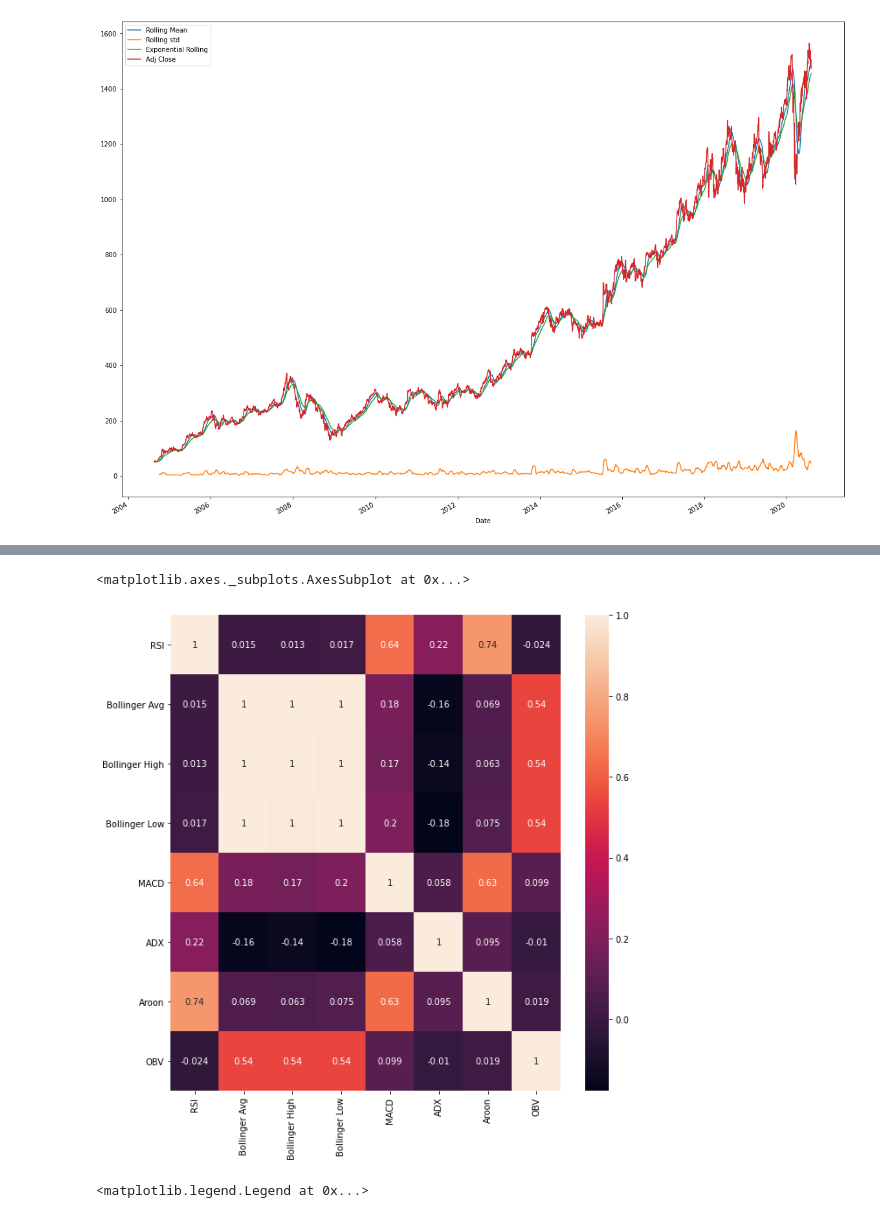
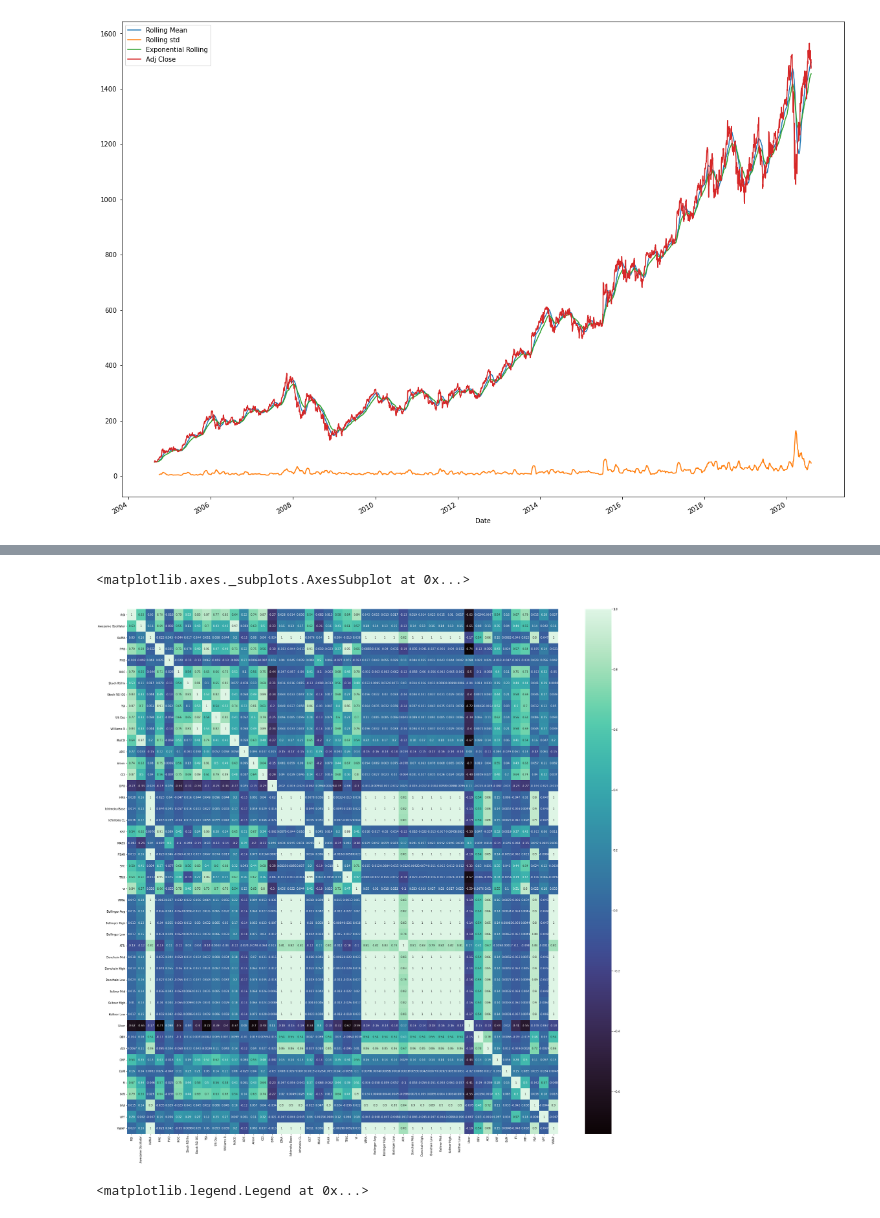
Before and after one commit to jcodedata13/Springboard, a Jupyter notebook: Capstone Two Project - Stock Prediction Time Series.ipynb, the cells around one changed output, grey strips where cells are left out. Saved outputs shown, nothing was run; the diff lists cells and outputs as text; code cells hidden in the pictures.

```diff
--- a/Capstone Two Project - Stock Prediction Time Series.ipynb
+++ b/Capstone Two Project - Stock Prediction Time Series.ipynb
@@ -83,0 +134,12 @@ df['OBV'] = on_balance_volume_indicator.on_balance_volume()
+# %%
+df['Bollinger Avg'] = bollinger_band_indicator.bollinger_mavg()
+df['Bollinger High'] = bollinger_band_indicator.bollinger_hband()
+df['Bollinger Low'] = bollinger_band_indicator.bollinger_lband()
+df['ATR'] = average_true_range_indicator.average_true_range()
+df['Donchain Mid'] = donchain_channel_indicator.donchian_channel_mband()
+df['Donchain High'] = donchain_channel_indicator.donchian_channel_hband()
+df['Donchain Low'] = donchain_channel_indicator.donchian_channel_lband()
+df['Keltner Mid'] = keltner_channel_indicator.keltner_channel_mband()
+df['Keltner High'] = keltner_channel_indicator.keltner_channel_hband()
+df['Keltner Low'] = keltner_channel_indicator.keltner_channel_lband()
+df['Ulcer'] = ulcer_indicator.ulcer_index()
@@ -84,3 +149,23 @@ df['OBV'] = on_balance_volume_indicator.on_balance_volume()
+# %%
+on_balance_volume_indicator = OnBalanceVolumeIndicator(close=df['Adj Close'],volume=df['Volume'])
+acc_dist_indicator_indicator = AccDistIndexIndicator(high=df['High'],low=df['Low'],close=df['Adj Close'],volume=df['Volume'])
+chaikin_money_flow_indicator = ChaikinMoneyFlowIndicator(high=df['High'],low=df['Low'],close=df['Adj Close'],volume=df['Volume'])
+ease_movement_indicator = EaseOfMovementIndicator(high=df['High'],low=df['Low'],volume=df['Volume'])
+rorce_index_indicator = ForceIndexIndicator(close=df['Adj Close'],volume=df['Volume'])
+mfi_indicator = MFIIndicator(high=df['High'],low=df['Low'],close=df['Adj Close'],volume=df['Volume'])
+nvi_indicator = NegativeVolumeIndexIndicator(close=df['Adj Close'],volume=df['Volume'])
+vpt_indicator = VolumePriceTrendIndicator(close=df['Adj Close'],volume=df['Volume'])
+vwap_indicator = VolumeWeightedAveragePrice(high=df['High'],low=df['Low'],close=df['Adj Close'],volume=df['Volume'])
+# %%
+df['OBV'] = on_balance_volume_indicator.on_balance_volume()
+df['ADI'] = acc_dist_indicator_indicator.acc_dist_index()
+df['CMF'] = chaikin_money_flow_indicator.chaikin_money_flow()
+df['EoM'] = ease_movement_indicator.ease_of_movement()
+df['FI'] = rorce_index_indicator.force_index()
+df['MFI'] = mfi_indicator.money_flow_index()
+df['NVI'] = nvi_indicator.negative_volume_index()
+df['VPT'] = vpt_indicator.volume_price_trend()
+df['VWAP'] = vwap_indicator.volume_weighted_average_price()
 # %%
 df.tail()
 # %% [output]
@@ -94,9 +180,10 @@ df.tail()
 # %%
-fig, ax = plt.subplots(figsize=(10,10))
-sns.heatmap(df.drop(columns=['Open','Close','High','Low','Adj Close','Volume']).corr(),annot=True)
+
+fig, ax = plt.subplots(figsize=(35,35))
+sns.heatmap(df.drop(columns=['Open','Close','High','Low','Adj Close','Volume']).corr(),annot=True,cmap='mako')
 # %% [output]
 <matplotlib.axes._subplots.AxesSubplot at 0x...>
-[figure, old version]
+[figure, new version]
 # %%
 #plotting
 fig = plt.figure(figsize=(20,15))
```
Also changed, not shown: parts of 27 cells of this notebook.
